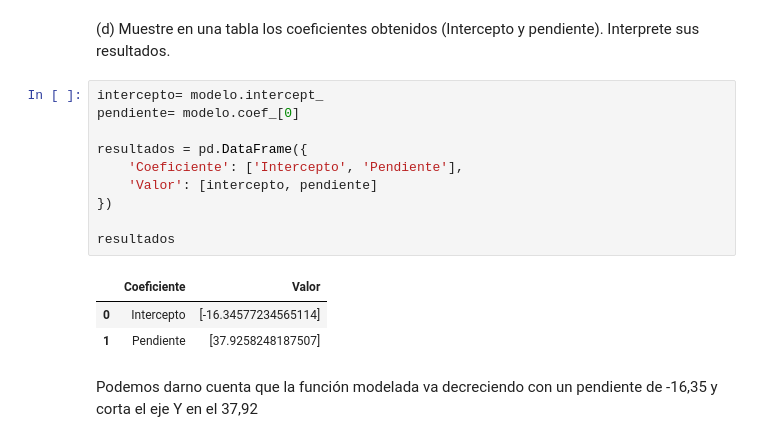
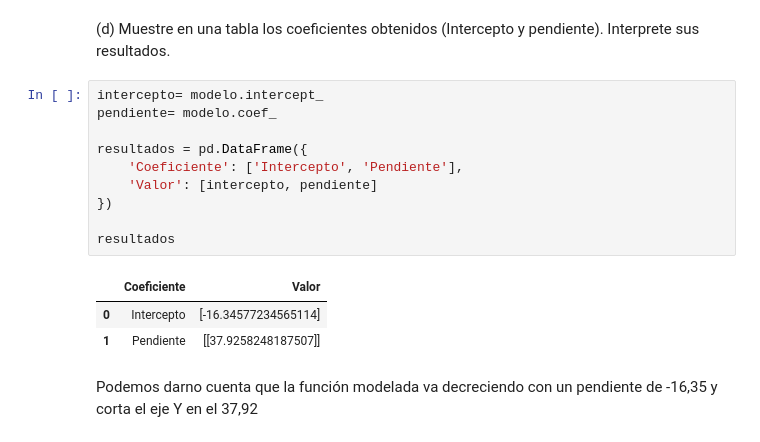
Before and after one commit to Dxeg0o/proyecto_cdd_2, a Jupyter notebook: proyecto.ipynb, the cells around one changed output. Drawn from its saved outputs; the diff is of its cells as text.

```diff
--- a/proyecto.ipynb
+++ b/proyecto.ipynb
@@ -212,18 +212,18 @@ LinearRegression()
 (d) Muestre en una tabla los coeficientes obtenidos (Intercepto y pendiente). Interprete sus resultados.
 # %%
 intercepto= modelo.intercept_
-pendiente= modelo.coef_[0]
+pendiente= modelo.coef_
 
 resultados = pd.DataFrame({
     'Coeficiente': ['Intercepto', 'Pendiente'],
     'Valor': [intercepto, pendiente]
 })
 
 resultados
 # %% [output]
 |  | Coeficiente | Valor |
 | 0 | Intercepto | [-16.34577234565114] |
-| 1 | Pendiente | [37.9258248187507] |
+| 1 | Pendiente | [[37.9258248187507]] |
 # %% [markdown]
 Podemos darno cuenta que la función modelada va decreciendo con un pendiente de -16,35 y corta el eje Y en el 37,92
 # %% [markdown]
```
Also changed, not shown: parts of 2 cells of this notebook.
